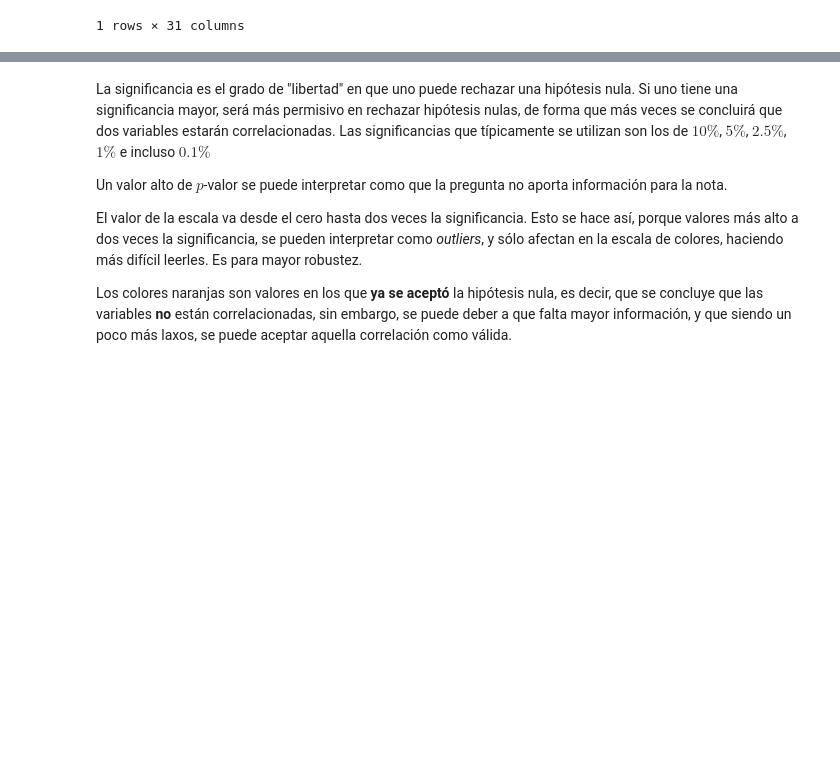
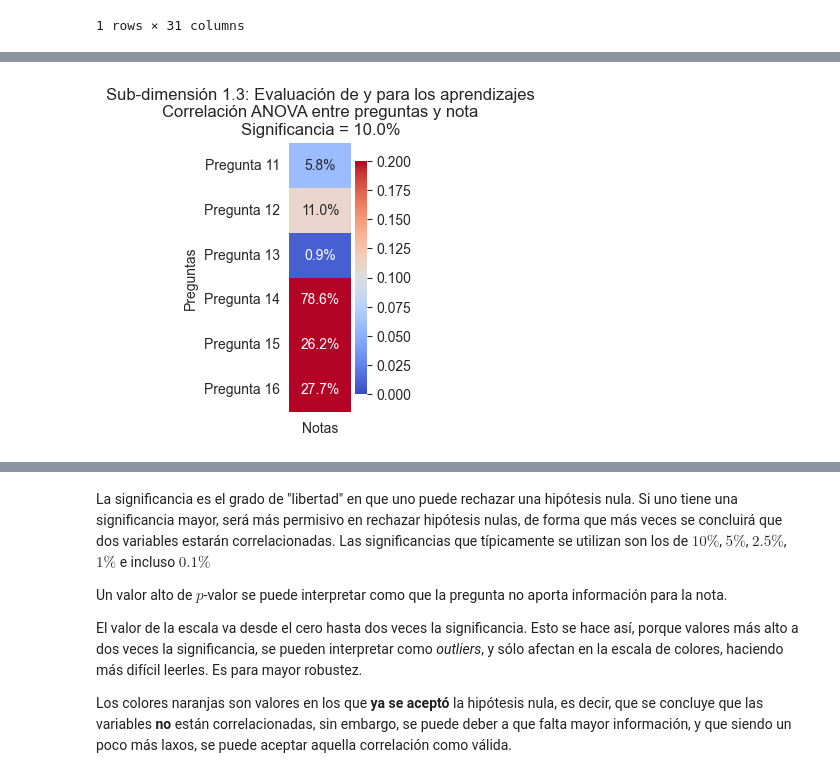
Before and after one commit to PanchitoMunoz/Tesis-Metodologias-Inclusivas, a Jupyter notebook: notebooks/03-fmg-correlaciones.ipynb, the cells around one changed output, grey strips where cells are left out. Cells and saved outputs as stored; diff of their text form; code cells hidden in the pictures; blank space fills up the shorter version.

```diff
--- a/notebooks/03-fmg-correlaciones.ipynb
+++ b/notebooks/03-fmg-correlaciones.ipynb
@@ -182,0 +282,14 @@ DEBUG: (2022-12-26 19:41:52,837) [892675699.py: 23] save_config={'dpi': 600, 'bb
+# %%
+plot_cat_num_corr(
+    corr_cat_num,
+    corr_cat_num.columns[10:16],
+    significance=0.1,
+    title=("Sub-dimensión 1.3: Evaluación de y para los aprendizajes"
+           f"\n{TITULO_ESTANDAR}"),
+    save_path=IMG_CORR_PATH / "corr-pregunta-nota-sub-dim-1-3.png",
+    subplots_config=dict(figsize=(1, 3.5)),
+)
+
+plt.show()
+# %% [output]
+[figure, added]
```
Also changed, not shown: parts of 24 cells of this notebook, 2 other files.
